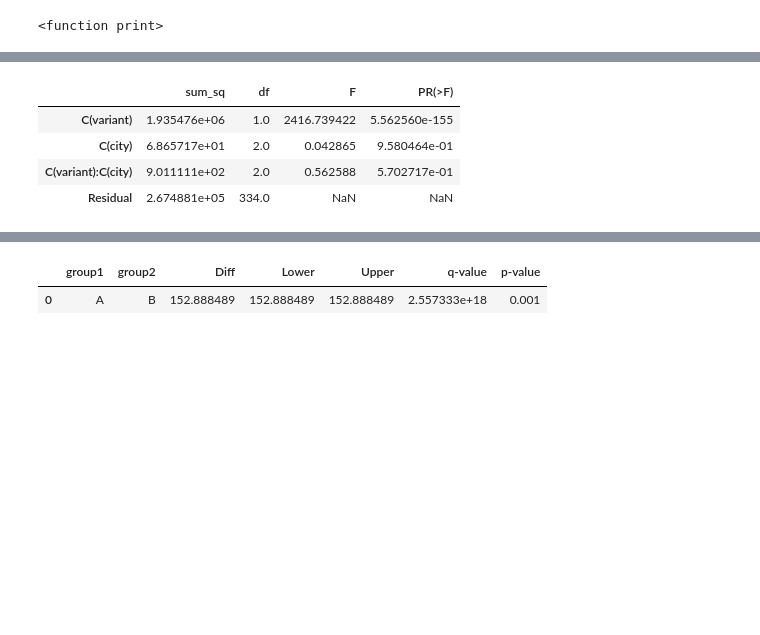
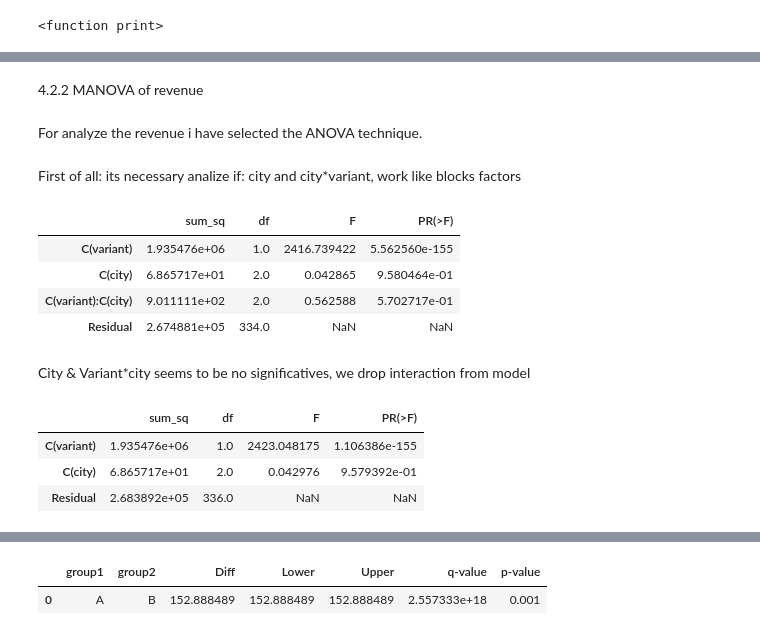
Before and after one commit to javimonjas/SpotaHome, a Jupyter notebook: ANOVA_Analysis.ipynb, the cells around one changed output, grey strips where cells are left out. Saved outputs shown, nothing was run; the diff lists cells and outputs as text; code cells hidden in the pictures; blank space fills up the shorter version.

```diff
--- a/ANOVA_Analysis.ipynb
+++ b/ANOVA_Analysis.ipynb
@@ -364 +411,7 @@ Test Accuracy: 56.34146341463414%
+# %% [markdown]
+4.2.2 MANOVA of revenue
+# %% [markdown]
+For analyze the revenue i have selected the ANOVA technique.
+# %% [markdown]
+First of all: its necessary analize if: city and city*variant, work like blocks factors
 # %%
@@ -371,3 +424,14 @@ sm.stats.anova_lm(model, typ=2)
 | C(city) | 6.865717e+01 | 2.0 | 0.042865 | 9.580464e-01 |
 | C(variant):C(city) | 9.011111e+02 | 2.0 | 0.562588 | 5.702717e-01 |
 | Residual | 2.674881e+05 | 334.0 | NaN | NaN |
+# %% [markdown]
+City & Variant*city seems to be no significatives, we drop interaction from model
+# %%
+#perform two-way ANOVA with interaction
+model = ols('revenue ~ C(variant) + C(city)', data=df_clean0_group).fit()
+sm.stats.anova_lm(model, typ=2)
+# %% [output]
+|  | sum_sq | df | F | PR(>F) |
+| C(variant) | 1.935476e+06 | 1.0 | 2423.048175 | 1.106386e-155 |
+| C(city) | 6.865717e+01 | 2.0 | 0.042976 | 9.579392e-01 |
+| Residual | 2.683892e+05 | 336.0 | NaN | NaN |
```
Also changed, not shown: parts of 45 cells of this notebook.
